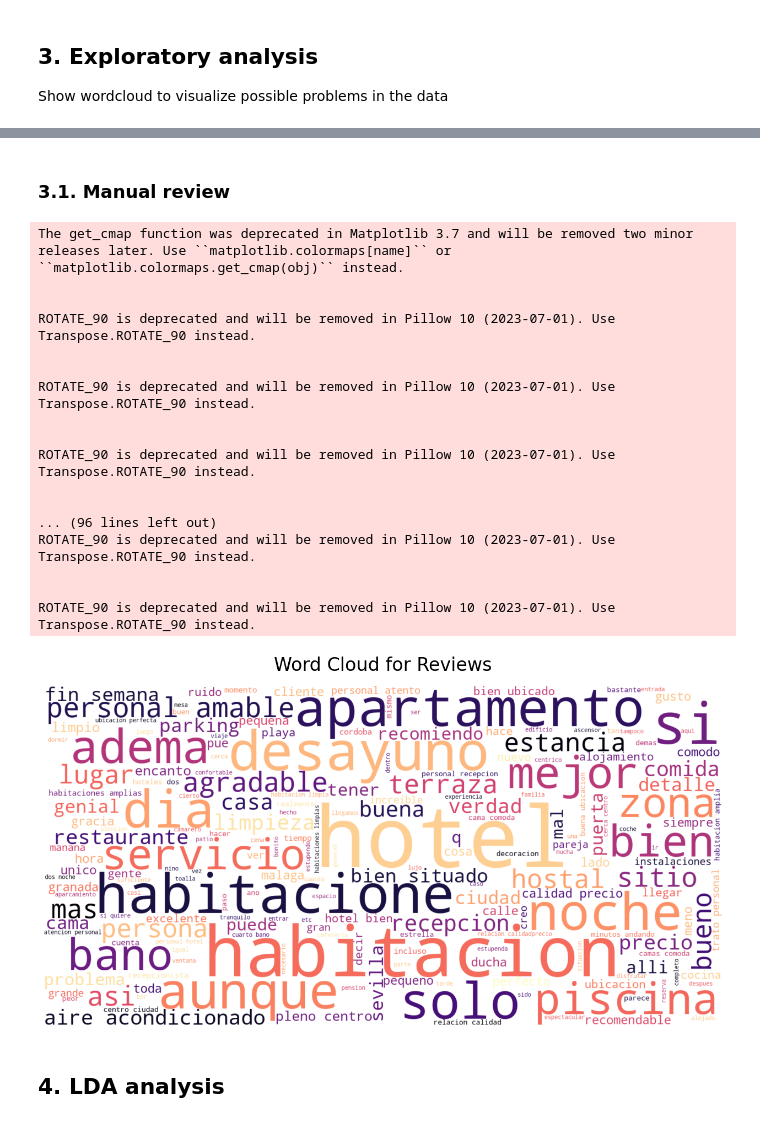
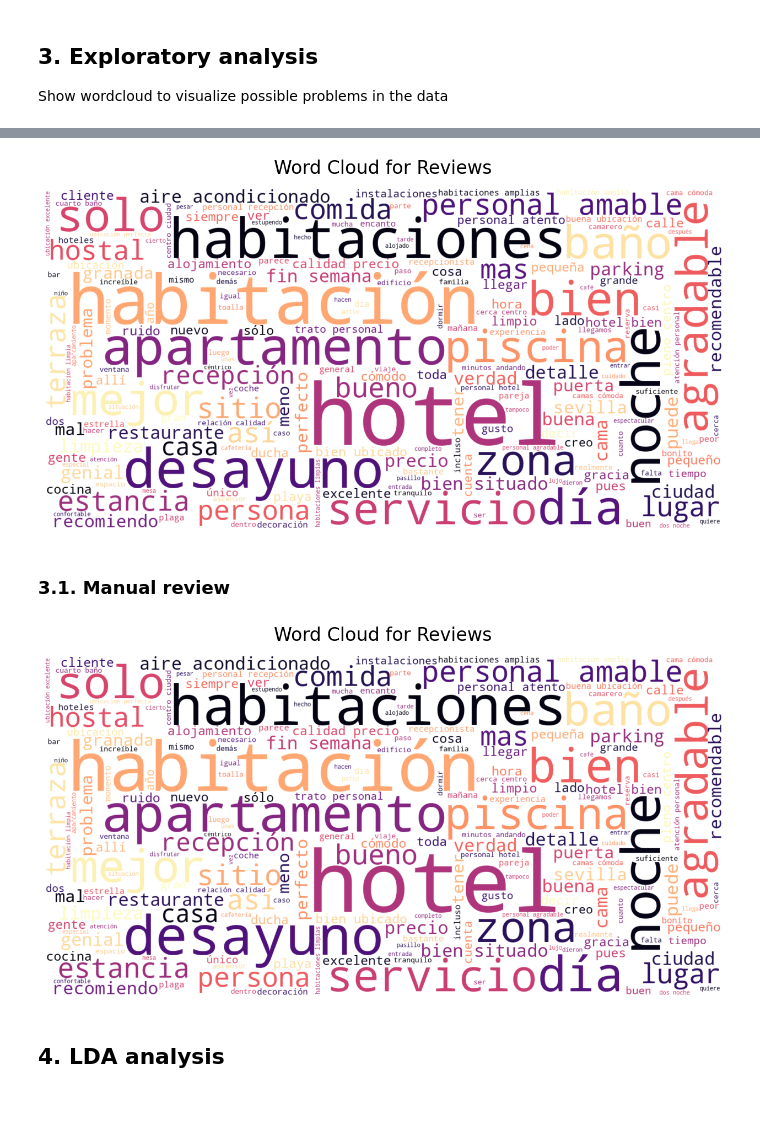
Before and after one commit to aaronespasa/review2rating, a Jupyter notebook: part2/clustering2topic.ipynb, the cells around one changed output, grey strips where cells are left out. Drawn from its saved outputs; the diff is of its cells as text; code cells hidden in the pictures.

```diff
--- a/part2/clustering2topic.ipynb
+++ b/part2/clustering2topic.ipynb
@@ -299,5 +318,5 @@ KeyboardInterrupt:
 As we are processing a latin language, is important to strip accents and special characters in order to generalize better
 # %%
-reviews_df['review_text'] = reviews_df['review_text'].apply(unidecode)
+# reviews_df['review_text'] = reviews_df['review_text'].apply(unidecode)
 
-reviews_df.head()
+# reviews_df.head()
@@ -311,14 +326,17 @@ reviews_df.head()
+# %%
+reviews_df['review_text'] = reviews_df['review_text'].apply(lambda x: ' '.join([word for word in x.split() if len(word) > 2]))
 # %% [markdown]
 ## 3. Exploratory analysis
 Show wordcloud to visualize possible problems in the data
 # %%
-def generate_wordcloud(df, column_name):
+def generate_wordcloud(df, column_name, name='wordcloud', random_seed=None):
     # Join all reviews into a single string
     all_reviews = " ".join(df[column_name])
 
-    # Generate the word cloud
+    # Generate the word cloud with the specified random seed
     wordcloud = WordCloud(
-        width=1600, height=800, max_font_size=200, background_color="white", colormap="magma"
+        width=1600, height=800, max_font_size=200, background_color="white", colormap="magma",
+        random_state=random_seed
     ).generate(all_reviews)
 
     # Create a Matplotlib figure and axis
@@ -331,5 +349,8 @@ def generate_wordcloud(df, column_name):
     ax.imshow(wordcloud, interpolation="bilinear")
     ax.axis("off")
 
+    # Save the generated image
+    plt.savefig(f'../images/{name}.png')
+
     # Show the generated image
     plt.show()
@@ -357,30 +357,17 @@ ROTATE_90 is deprecated and will be removed in Pillow 10 (2023-07-01). Use Trans
+# %%
+generate_wordcloud(reviews_df, "review_text", "wordcloud_pre_manual", random_seed)
+# %% [output]
+[figure, added]
 # %% [markdown]
 ### 3.1. Manual review
 # %%
 # Delete words that may be due to errors
-wrong_words = ['ma']
+wrong_words = ['ma', 'asi', 'una', 'aunque', 'además', 'hace', 'etc', 'q', 'pue', 'si', 'tan', 'sido']
 reviews_df['review_text'] = reviews_df['review_text'].apply(lambda x: ' '.join([word for word in x.split() if word not in wrong_words]))
 # %%
-generate_wordcloud(reviews_df, "review_text")
+generate_wordcloud(reviews_df, "review_text", 'wordcloud_post_manual', random_seed)
 # %% [output]
-The get_cmap function was deprecated in Matplotlib 3.7 and will be removed two minor releases later. Use ``matplotlib.colormaps[name]`` or ``matplotlib.colormaps.get_cmap(obj)`` instead.
-
-
-ROTATE_90 is deprecated and will be removed in Pillow 10 (2023-07-01). Use Transpose.ROTATE_90 instead.
-
-
-ROTATE_90 is deprecated and will be removed in Pillow 10 (2023-07-01). Use Transpose.ROTATE_90 instead.
-
-
-ROTATE_90 is deprecated and will be removed in Pillow 10 (2023-07-01). Use Transpose.ROTATE_90 instead.
-
-
-... (96 lines left out)
-ROTATE_90 is deprecated and will be removed in Pillow 10 (2023-07-01). Use Transpose.ROTATE_90 instead.
-
-
-ROTATE_90 is deprecated and will be removed in Pillow 10 (2023-07-01). Use Transpose.ROTATE_90 instead.
-[figure, old version]
+[figure, new version]
 # %% [markdown]
 ## 4. LDA analysis
 # %% [markdown]
```
Also changed, not shown: parts of 17 cells of this notebook, 4 other files.
